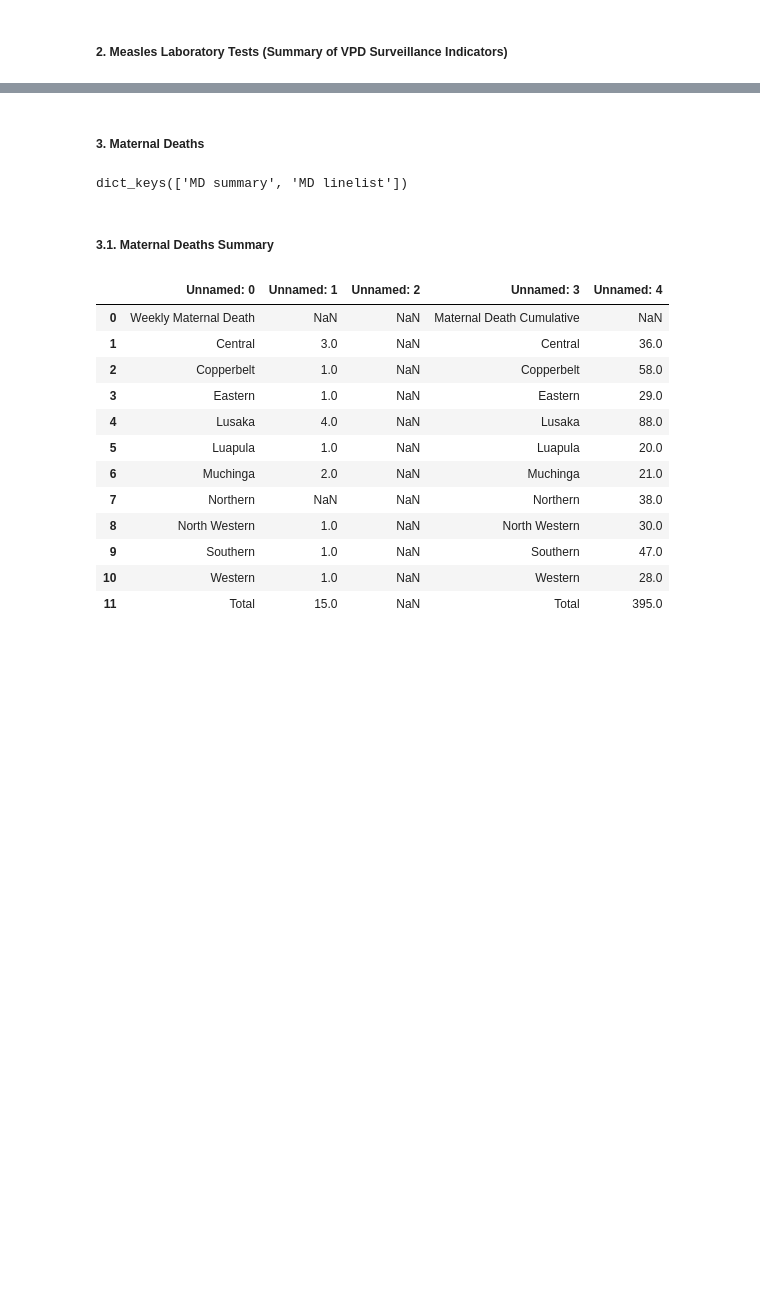
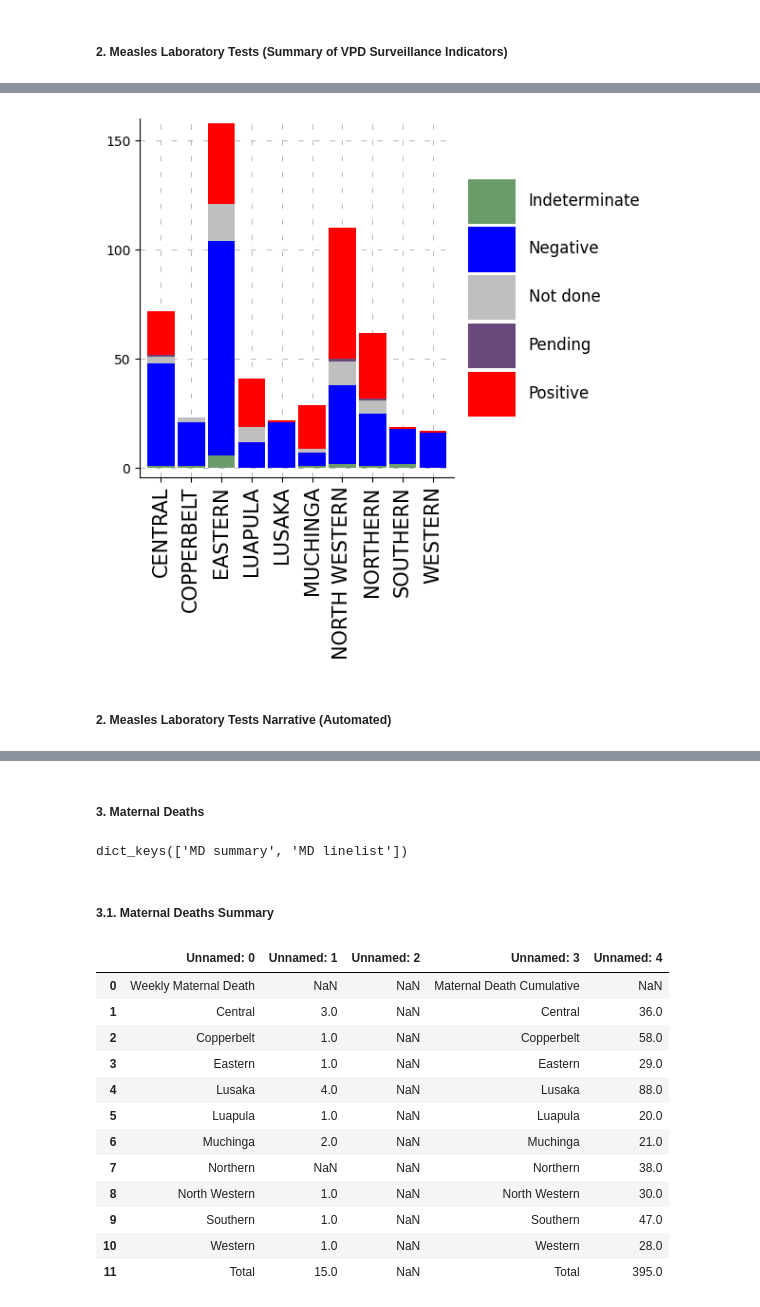
Before and after one commit to malambomutila/Big-Data-Visualisation-Assessment, a Jupyter notebook: malambo.ipynb, the cells around one changed output, grey strips where cells are left out. Cells and saved outputs as stored; diff of their text form; code cells hidden in the pictures; blank space fills up the shorter version.

Commit message:
Narratives and Figures

```diff
--- a/malambo.ipynb
+++ b/malambo.ipynb
@@ -36,0 +165,4 @@ zambian_provinces = gpd.read_file("./data/shapefiles/zmb_admbnda_adm1_dmmu_20201
+# %%
+# Preview the data
+measles_lab = measles_lab["Sheet1"]
+measles_lab.head(10)
@@ -36,0 +181,72 @@ zambian_provinces = gpd.read_file("./data/shapefiles/zmb_admbnda_adm1_dmmu_20201
+# %%
+# Ensure that 'grouped' is ready for plotting without re-running all cells
+if 'grouped' not in globals():
+    # Ensure that measles_lab is correctly mapped
+    if 'measles_lab' in globals() and not measles_lab.empty:
+        # Replace IgM results with their corresponding categories
+        if measles_lab["IgM Results"].dtype != "object":
+            measles_lab["IgM Results"] = measles_lab["IgM Results"].map({
+                1: "Positive",
+                2: "Negative",
+                3: "Indeterminate",
+                4: "Not done",
+                5: "Pending",
+                9: "Unknown"
+            })
+
+        # Group by 'Province Of Residence' and 'IgM Results' to get counts for each category in each province
+        grouped = measles_lab.groupby(["Province Of Residence", "IgM Results"]).size().unstack(fill_value=0)
+
+        # Sort provinces for consistency with the chart image
+        grouped = grouped.reindex(index=["CENTRAL", "COPPERBELT", "EASTERN", "LUAPULA", "LUSAKA", "MUCHINGA", "NORTH WESTERN", "NORTHERN", "SOUTHERN", "WESTERN"], fill_value=0)
+
+# Create the bar chart
+fig, ax = plt.subplots(figsize=(6, 6))
+
+# Plot the stacked bar chart with specified colors and set zorder to ensure bars are in front of the gridlines
+grouped.plot(kind="bar", stacked=True, ax=ax, color={
+    "Indeterminate": "#699c68",  # Green
+    "Negative": "#0000ff",       # Blue
+    "Not done": "#bebebe",       # Grey
+    "Pending": "#6a477a",        # Dark Purple
+    "Positive": "#ff0000"        # Red
+}, width=0.9, zorder=3)
+
+# Rotate the x-axis labels for better readability and set fontsize for the provinces
+plt.xticks(rotation=90, fontsize=15)
+
+# Set y-axis ticks to [0, 50, 100, 150]
+ax.set_yticks([0, 50, 100, 150])
+
+# Add some space at the bottom of the y-axis so that 0 is above the x-axis
+ax.set_ylim(-4, 160)
+
+# Add labels and legend with adjusted box sizes
+plt.xlabel("")
+plt.ylabel("")
+plt.legend(
+    title="",
+    loc="center left",
+    bbox_to_anchor=(1, 0.5),
+    frameon=False,
+    handleheight=4,  # Height of the legend handles
+    handlelength=3,  # Length of the legend handles
+    fontsize=12,     # Font size of the legend labels
+    labelspacing=0.2 # Spacing between legend labels
+)
+
+# Add dotted gridlines behind the bars
+ax.grid(axis="both", linestyle="--", linewidth=0.4, color="grey", zorder=1)
+for line in ax.get_xgridlines() + ax.get_ygridlines():
+    line.set_dashes((10, 20))  # (length of dash, length of space)
+
+# Remove unnecessary spines (right and top)
+ax.spines["right"].set_visible(False)
+ax.spines["top"].set_visible(False)
+
+plt.tight_layout()
+plt.show()
+# %% [output]
+[figure, added]
+# %% [markdown]
+##### 2. Measles Laboratory Tests Narrative (Automated)
```
Also changed, not shown: parts of 25 cells of this notebook.
